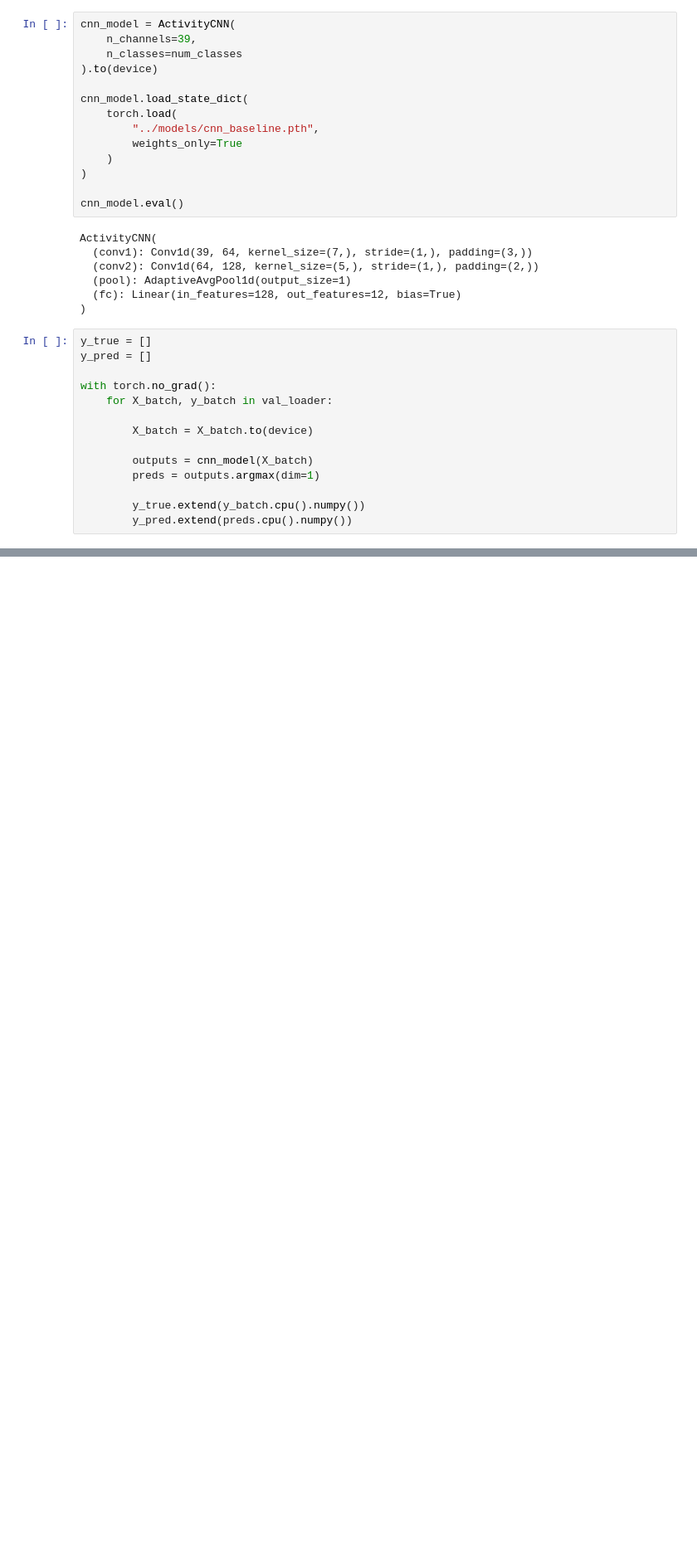
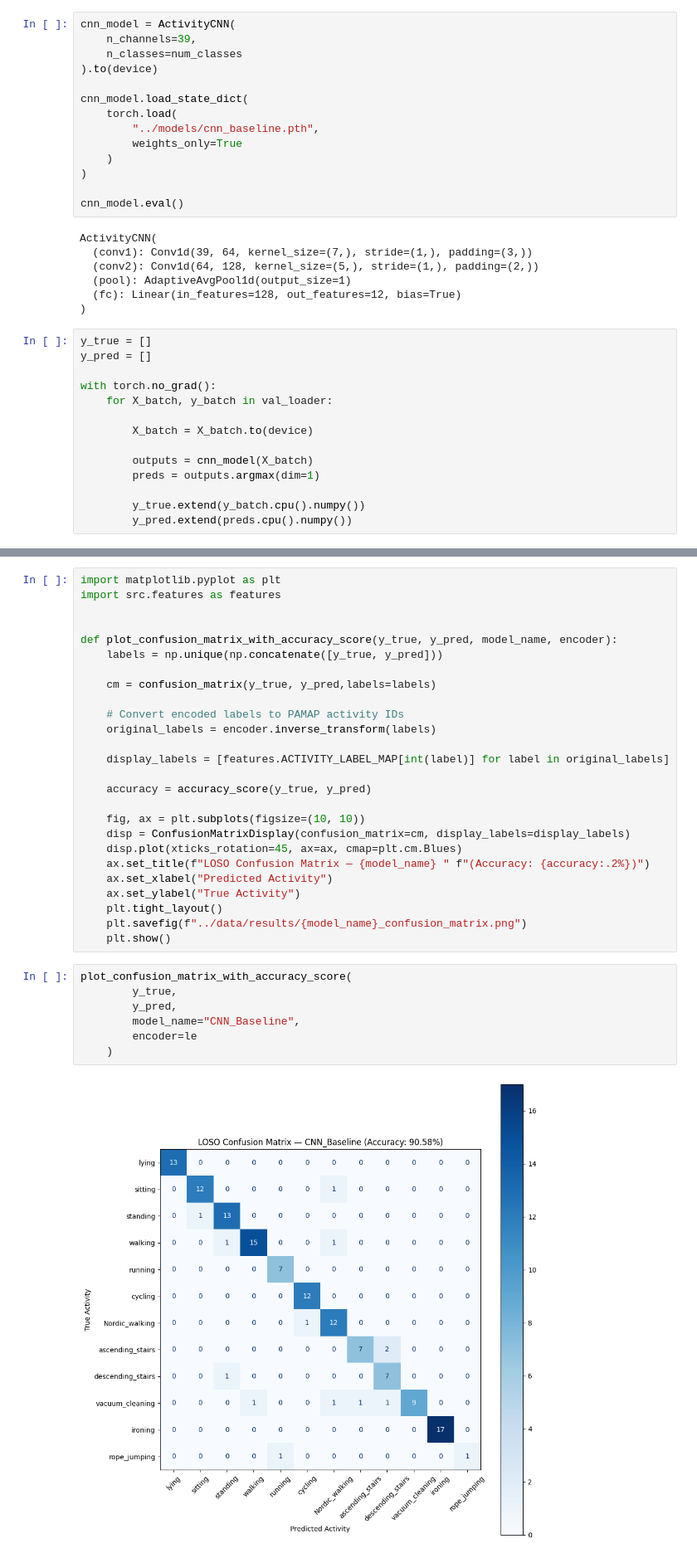
Before and after one commit to Ryaspen12/ML_practice_projects, a Jupyter notebook: Project_1_Gait_Classification/notebooks/nueral_network.ipynb, the cells around one changed output, grey strips where cells are left out. Shown at 83% size. Saved outputs shown, nothing was run; the diff lists cells and outputs as text; blank space fills up the shorter version.

Commit message:
cleaned up some functions and result displays

```diff
--- a/Project_1_Gait_Classification/notebooks/nueral_network.ipynb
+++ b/Project_1_Gait_Classification/notebooks/nueral_network.ipynb
@@ -293,3 +293,38 @@ print(f"CNN Macro F1: {cnn_f1:.4f}")
 # %% [output]
 CNN Accuracy: 0.9058
 CNN Macro F1: 0.8804
+# %%
+import matplotlib.pyplot as plt
+import src.features as features
+
+
+def plot_confusion_matrix_with_accuracy_score(y_true, y_pred, model_name, encoder):
+    labels = np.unique(np.concatenate([y_true, y_pred]))
+
+    cm = confusion_matrix(y_true, y_pred,labels=labels)
+
+    # Convert encoded labels to PAMAP activity IDs
+    original_labels = encoder.inverse_transform(labels)
+
+    display_labels = [features.ACTIVITY_LABEL_MAP[int(label)] for label in original_labels]
+
+    accuracy = accuracy_score(y_true, y_pred)
+
+    fig, ax = plt.subplots(figsize=(10, 10))
+    disp = ConfusionMatrixDisplay(confusion_matrix=cm, display_labels=display_labels)
+    disp.plot(xticks_rotation=45, ax=ax, cmap=plt.cm.Blues)
+    ax.set_title(f"LOSO Confusion Matrix — {model_name} " f"(Accuracy: {accuracy:.2%})")
+    ax.set_xlabel("Predicted Activity")
+    ax.set_ylabel("True Activity")
+    plt.tight_layout()
+    plt.savefig(f"../data/results/{model_name}_confusion_matrix.png")
+    plt.show()
+# %%
+plot_confusion_matrix_with_accuracy_score(
+        y_true,
+        y_pred,
+        model_name="CNN_Baseline",
+        encoder=le
+    )
+# %% [output]
+[figure, added]
```
Also changed, not shown: parts of 1 cell of this notebook, 1 other file.
